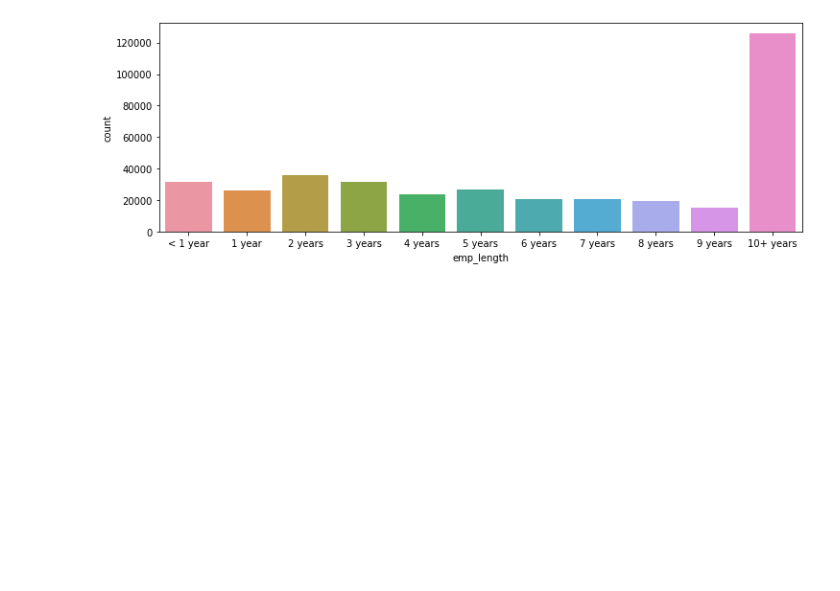
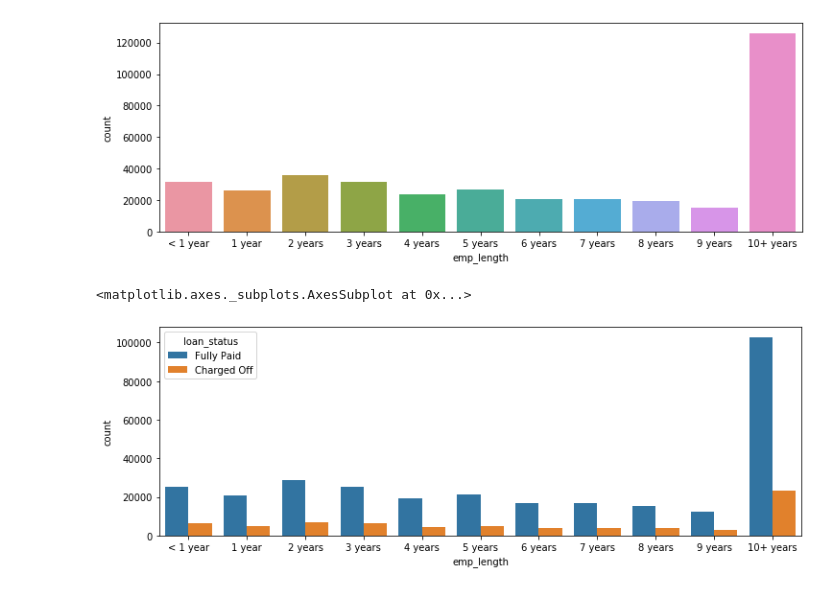
Before and after one commit to avtw37/tensor-data, a Jupyter notebook: lending-loan.ipynb, the cells around one changed output. Saved outputs shown, nothing was run; the diff lists cells and outputs as text; code cells hidden in the pictures; blank space fills up the shorter version.

Commit message:
visuals

```diff
--- a/lending-loan.ipynb
+++ b/lending-loan.ipynb
@@ -332,4 +332,7 @@ sns.countplot(x='emp_length',data=df,order=emp_length_order)
 # %%
 plt.figure(figsize=(12,4))
 sns.countplot(x='emp_length',data=df,order=emp_length_order,
-             hue='')
+             hue='loan_status')
+# %% [output]
+<matplotlib.axes._subplots.AxesSubplot at 0x...>
+[figure, added]
```
Also changed, not shown: parts of 5 cells of this notebook.
